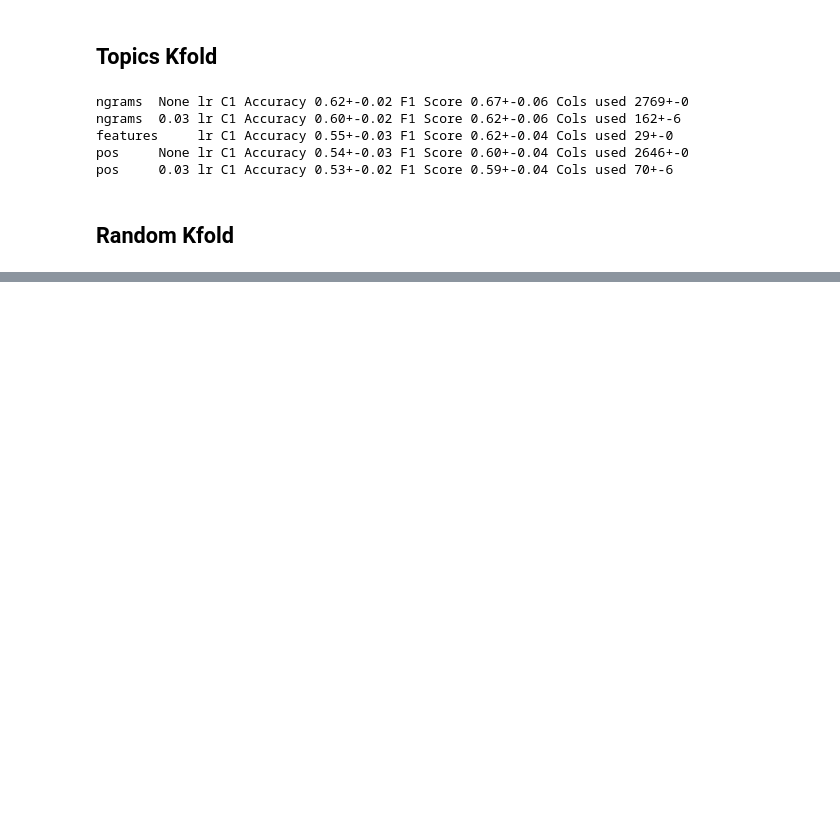
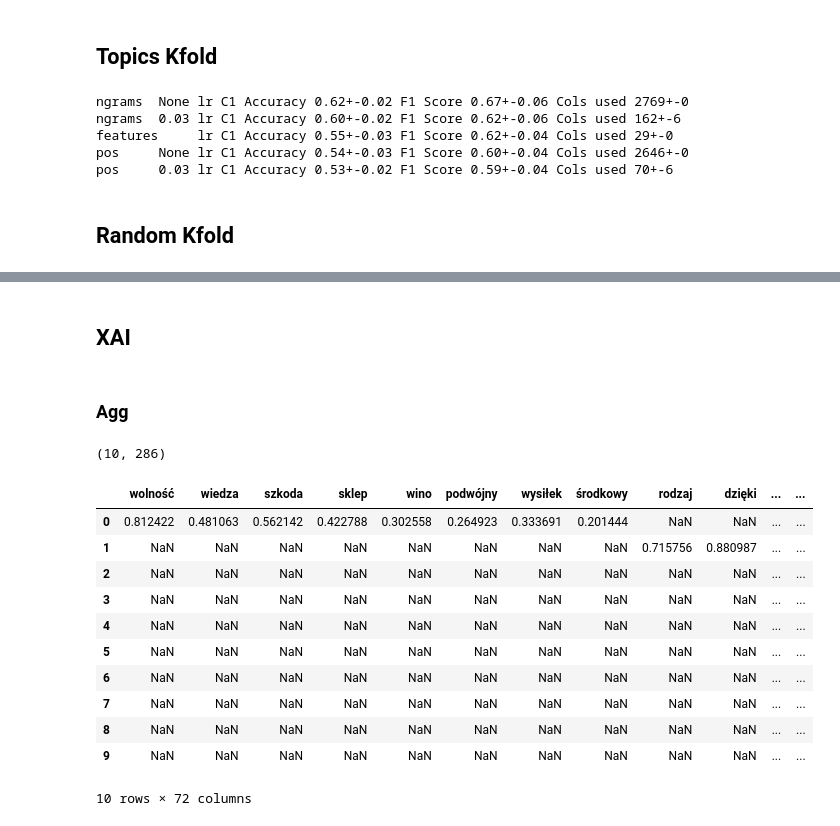
Before and after one commit to MarBry111/Fake-News-Detection-for-statements-in-Polish-Language, a Jupyter notebook: 02_classical_ml/02_01_statements_data_logreg.ipynb, the cells around one changed output, grey strips where cells are left out. Drawn from its saved outputs; the diff is of its cells as text; code cells hidden in the pictures; blank space fills up the shorter version.

```diff
--- a/02_classical_ml/02_01_statements_data_logreg.ipynb
+++ b/02_classical_ml/02_01_statements_data_logreg.ipynb
@@ -415,0 +413,4 @@ pos     0.03 lr C1 Accuracy 0.54+-0.02 F1 Score 0.60+-0.02 Cols used 72+-4
+# %% [markdown]
+## XAI
+# %% [markdown]
+### Agg
@@ -415,0 +463,21 @@ pos     0.03 lr C1 Accuracy 0.54+-0.02 F1 Score 0.60+-0.02 Cols used 72+-4
+# %%
+df_imp = pd.DataFrame(imp)
+# %%
+df_imp.shape
+# %% [output]
+(10, 286)
+# %%
+df_imp.loc[ :, df_imp.notna().sum() == 1]
+# %% [output]
+|  | wolność | wiedza | szkoda | sklep | wino | podwójny | wysiłek | środkowy | rodzaj | dzięki | ... | ... |
+| 0 | 0.812422 | 0.481063 | 0.562142 | 0.422788 | 0.302558 | 0.264923 | 0.333691 | 0.201444 | NaN | NaN | ... | ... |
+| 1 | NaN | NaN | NaN | NaN | NaN | NaN | NaN | NaN | 0.715756 | 0.880987 | ... | ... |
+| 2 | NaN | NaN | NaN | NaN | NaN | NaN | NaN | NaN | NaN | NaN | ... | ... |
+| 3 | NaN | NaN | NaN | NaN | NaN | NaN | NaN | NaN | NaN | NaN | ... | ... |
+| 4 | NaN | NaN | NaN | NaN | NaN | NaN | NaN | NaN | NaN | NaN | ... | ... |
+| 5 | NaN | NaN | NaN | NaN | NaN | NaN | NaN | NaN | NaN | NaN | ... | ... |
+| 6 | NaN | NaN | NaN | NaN | NaN | NaN | NaN | NaN | NaN | NaN | ... | ... |
+| 7 | NaN | NaN | NaN | NaN | NaN | NaN | NaN | NaN | NaN | NaN | ... | ... |
+| 8 | NaN | NaN | NaN | NaN | NaN | NaN | NaN | NaN | NaN | NaN | ... | ... |
+| 9 | NaN | NaN | NaN | NaN | NaN | NaN | NaN | NaN | NaN | NaN | ... | ... |
+10 rows × 72 columns
```
Also changed, not shown: parts of 9 cells of this notebook.
